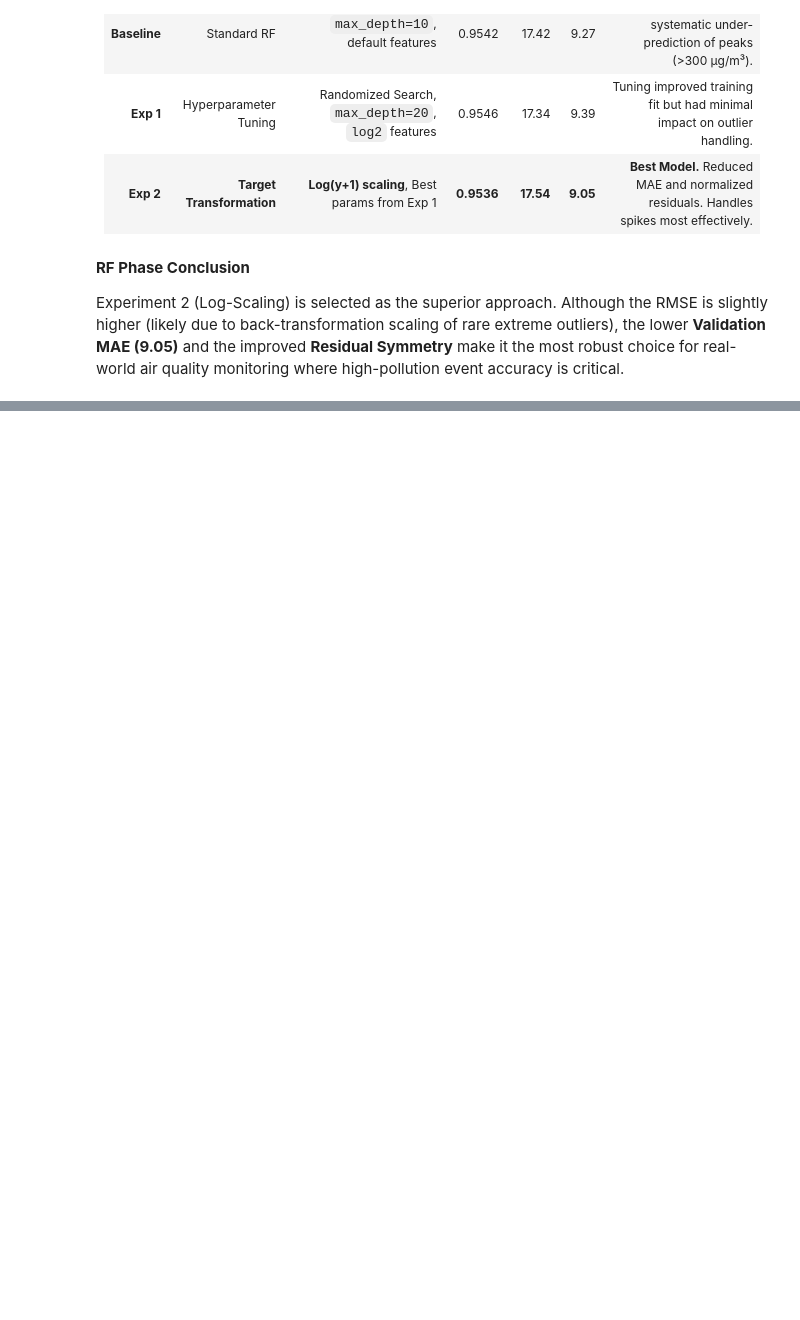
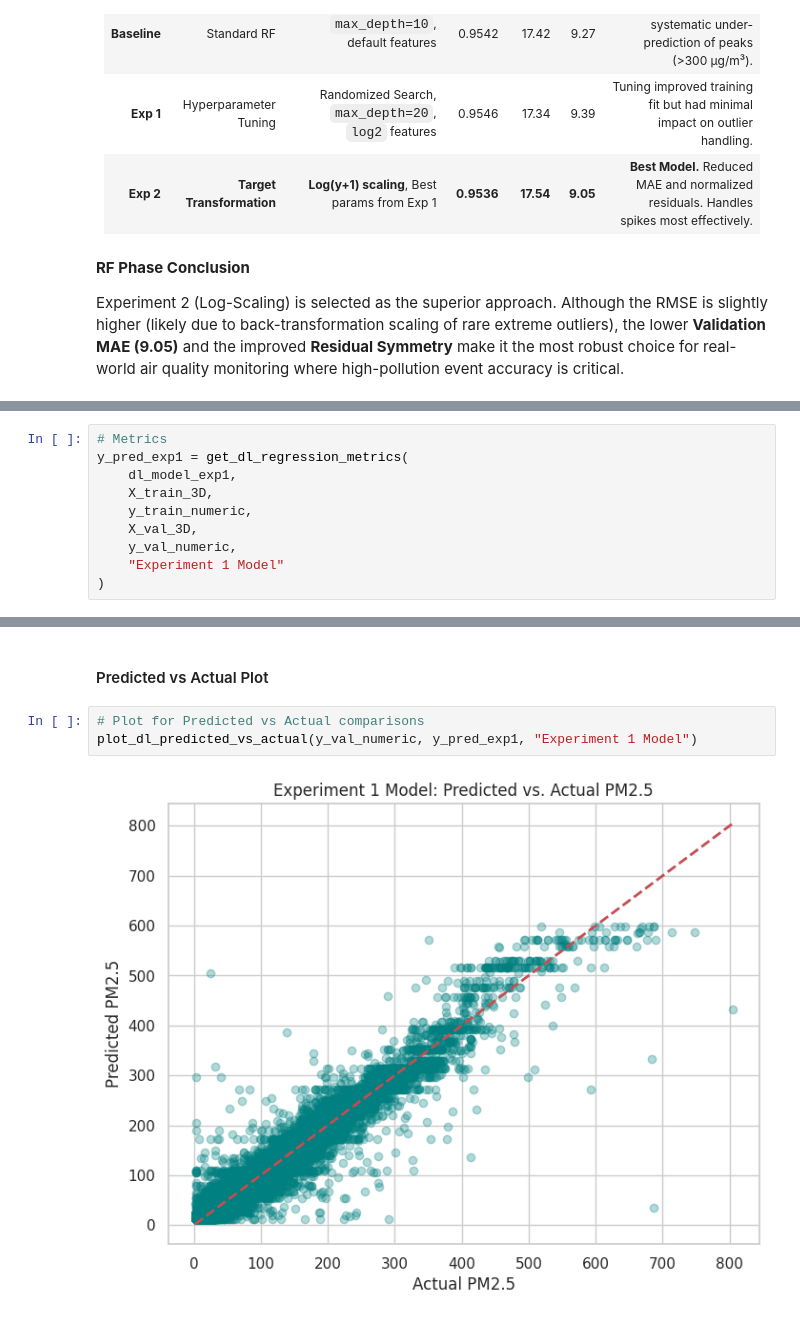
Before and after one commit to hd77alu/formative1_timeseries_air-quality, a Jupyter notebook: Group_5_Formative_1_TimeSeries.ipynb, the cells around one changed output, grey strips where cells are left out. Cells and saved outputs as stored; diff of their text form; blank space fills up the shorter version.

```diff
--- a/Group_5_Formative_1_TimeSeries.ipynb
+++ b/Group_5_Formative_1_TimeSeries.ipynb
@@ -960,0 +1301,10 @@ Experiment 2 (Log-Scaling) is selected as the superior approach. Although the RM
+# %%
+# Metrics
+y_pred_exp1 = get_dl_regression_metrics(
+    dl_model_exp1,
+    X_train_3D,
+    y_train_numeric,
+    X_val_3D,
+    y_val_numeric,
+    "Experiment 1 Model"
+)
@@ -960,0 +1335,7 @@ Experiment 2 (Log-Scaling) is selected as the superior approach. Although the RM
+# %% [markdown]
+#### Predicted vs Actual Plot
+# %%
+# Plot for Predicted vs Actual comparisons
+plot_dl_predicted_vs_actual(y_val_numeric, y_pred_exp1, "Experiment 1 Model")
+# %% [output]
+[figure, added]
```
Also changed, not shown: parts of 39 cells of this notebook.
